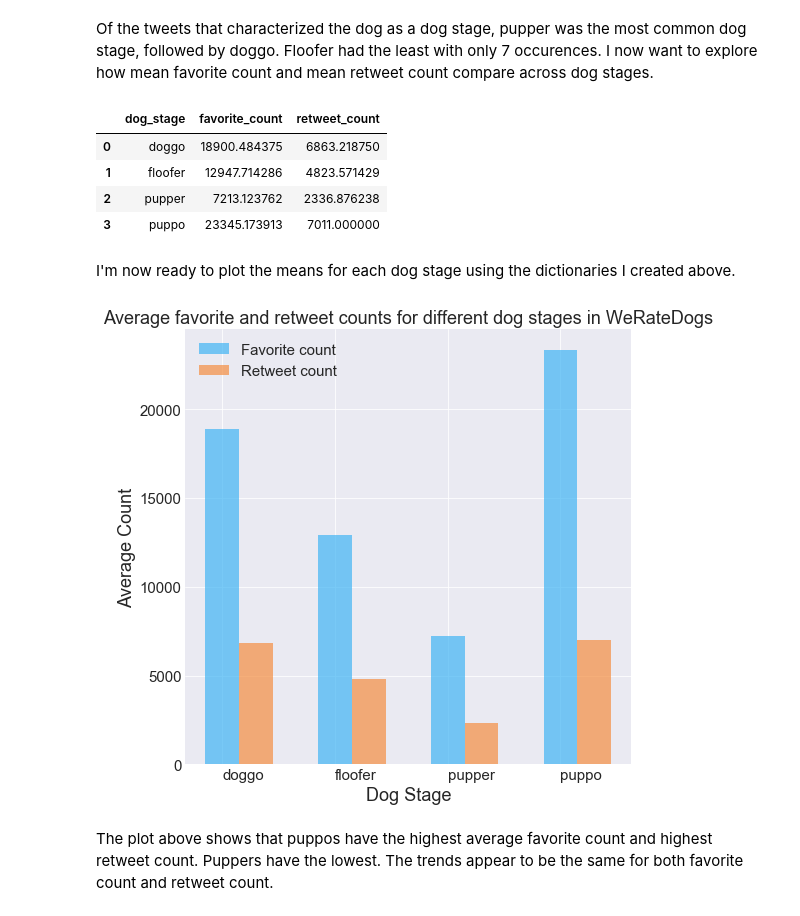
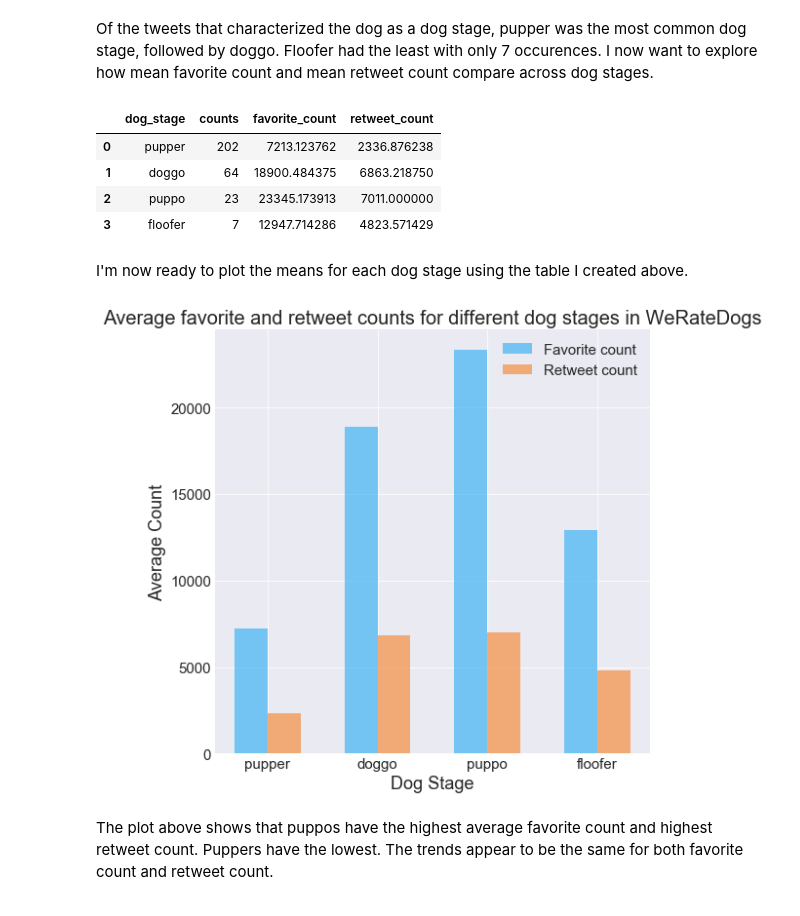
Before and after one commit to cnspatino/WeRateDogs-twitter-analysis, a Jupyter notebook: wrangle_act.ipynb, the cells around one changed output. Drawn from its saved outputs; the diff is of its cells as text; code cells hidden in the pictures.

Commit message:
Reordered and modified graphs, fixed additional quality issue

```diff
--- a/wrangle_act.ipynb
+++ b/wrangle_act.ipynb
@@ -1136,4 +1159,5 @@ First rename 'id' column in `additional_twitter_info_clean` table to 'tweet_id'
 # %%
-# rename 'id' column to 'tweet_id'
+# rename 'id' and 'id_str' column to 'tweet_id'
 additional_twitter_info_clean = additional_twitter_info_clean.rename(columns={'id':'tweet_id'})
+additional_twitter_info_clean = additional_twitter_info_clean.rename(columns={'id_str':'tweet_id_str'})
 # %%
@@ -1442,6 +1505,13 @@ twitter_archive_clean.to_csv('twitter_archive_master.csv')
 from matplotlib import pyplot as plt
 % matplotlib inline
 # %%
-# get number of occurences for each dog stage
-twitter_archive_clean.groupby('dog_stage').count()['tweet_id']
+# get table of number of occurences for each dog stage
+dog_stage_counts = twitter_archive_clean.groupby('dog_stage').count()['tweet_id'].reset_index()
+
+# rename tweet_id to 'counts'
+dog_stage_counts = dog_stage_counts.rename(columns={'tweet_id':'counts'})
+
+# sort by counts
+dog_stage_counts = dog_stage_counts.sort_values(by=['counts'], ascending=False)
+dog_stage_counts
 # %% [output]
@@ -1455,13 +1550,16 @@ Name: tweet_id, dtype: int64
 Of the tweets that characterized the dog as a dog stage, pupper was the most common dog stage, followed by doggo. Floofer had the least with only 7 occurences. I now want to explore how mean favorite count and mean retweet count compare across dog stages.
 # %%
 # group by dog_stage and get mean values for 'favorite_count'
-grouped_dog_stage = twitter_archive_clean.groupby('dog_stage').mean()[['favorite_count','retweet_count']].reset_index()
+dog_stage_means = twitter_archive_clean.groupby('dog_stage').mean()[['favorite_count','retweet_count']].reset_index()
+
+# merge with counts table above
+grouped_dog_stage = dog_stage_counts.merge(dog_stage_means, how='left', on = 'dog_stage')
 grouped_dog_stage
 # %% [output]
-|  | dog_stage | favorite_count | retweet_count |
-| 0 | doggo | 18900.484375 | 6863.218750 |
-| 1 | floofer | 12947.714286 | 4823.571429 |
-| 2 | pupper | 7213.123762 | 2336.876238 |
-| 3 | puppo | 23345.173913 | 7011.000000 |
+|  | dog_stage | counts | favorite_count | retweet_count |
+| 0 | pupper | 202 | 7213.123762 | 2336.876238 |
+| 1 | doggo | 64 | 18900.484375 | 6863.218750 |
+| 2 | puppo | 23 | 23345.173913 | 7011.000000 |
+| 3 | floofer | 7 | 12947.714286 | 4823.571429 |
 # %% [markdown]
-I'm now ready to plot the means for each dog stage using the dictionaries I created above.
+I'm now ready to plot the means for each dog stage using the table I created above.
@@ -1471,32 +1566,32 @@ sns.set_style('darkgrid')
 # %%
 # set plot labels
 labels = grouped_dog_stage.dog_stage.tolist()
 
 # set bar heights
 favorite_means = grouped_dog_stage.favorite_count.tolist()
 retweet_means = grouped_dog_stage.retweet_count.tolist()
 
 ind = np.arange(len(labels)) # the x locations for the groups
 width = 0.3 # the width of the bars
 
 plt.figure(figsize=(8, 8))  # width:8, height:8
 
 # plot bars
 favorite_bars = plt.bar(ind, favorite_means, width, color='#41b5f4', alpha=0.7, label='Favorite count')
 retweet_bars = plt.bar(ind + width, retweet_means, width, color='#f48e41', alpha=0.7, label='Retweet count')
 
 # title and labels
 plt.ylabel('Average Count', size=18)
 plt.xlabel('Dog Stage', size=18)
-plt.title('Average favorite and retweet counts for different dog stages in WeRateDogs', size=18)
+plt.title('Average favorite and retweet counts for different dog stages in WeRateDogs', size=20)
 locations = ind + width / 2  # xtick locations
-plt.xticks(ind, labels, size=15, ha='left')
+plt.xticks(locations, labels, size=15, ha='center')
 plt.yticks(size=15)
 
 # legend
 plt.legend(loc=0, prop={'size': 15});
 # %% [output]
-[figure, old version]
+[figure, new version]
 # %% [markdown]
 The plot above shows that puppos have the highest average favorite count and highest retweet count. Puppers have the lowest. The trends appear to be the same for both favorite count and retweet count.
 # %%
```
Also changed, not shown: parts of 62 cells of this notebook.
